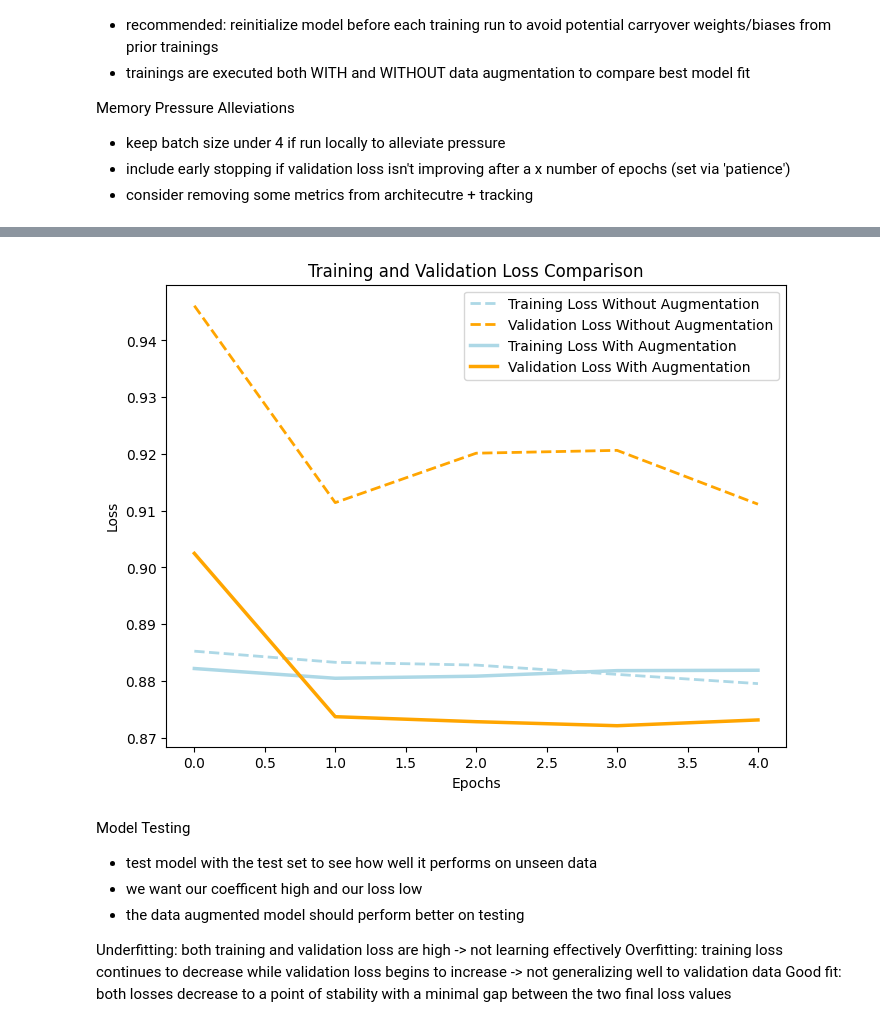
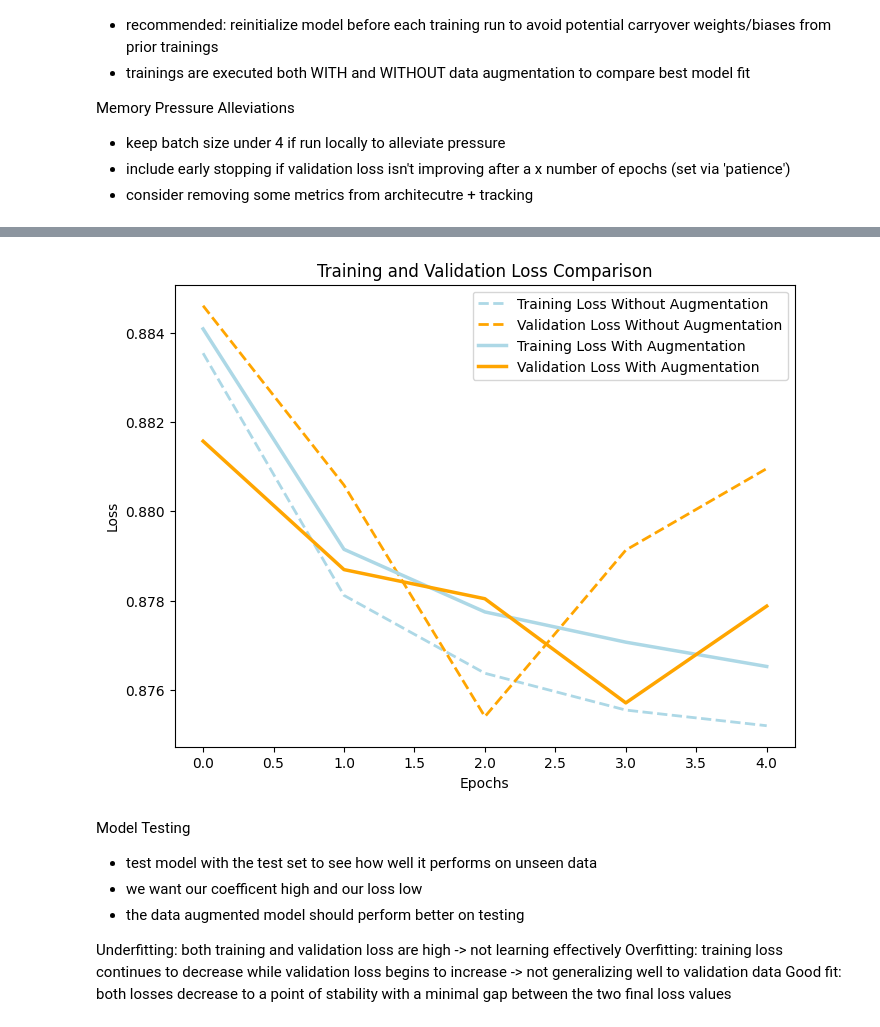
Before and after one commit to eliznemeti/Brain-Tumor-Segmentation, a Jupyter notebook: model_notebooks/UNET_latest_vers.ipynb, the cells around one changed output, grey strips where cells are left out. Cells and saved outputs as stored; diff of their text form; code cells hidden in the pictures.

```diff
--- a/model_notebooks/UNET_latest_vers.ipynb
+++ b/model_notebooks/UNET_latest_vers.ipynb
@@ -403,10 +403,10 @@ Slow training?
 # %%
 # set training parameters early
 num_samples = len(images_train)
-learning_rate = 1e-3 # e.g. 1e-5 for mini updates/slower convergence -> 1e-1 for big weight updates/faster convergence
-# initial_learning_rate = 1e-2 # WORKING ON THIS
+#learning_rate = 1e-4 # e.g. 1e-5 for mini updates/slower convergence -> 1e-1 for big weight updates/faster convergence
+initial_learning_rate = 1e-4
 epochs = 5
-batch_size = 4
+batch_size = 8
 steps_per_epoch = num_samples // batch_size
 seed = 30
 # %%
@@ -492,7 +492,7 @@ def unet(weights=None, input_size=(256, 256, 1)):
     # Compile the model with chosen optimizer, loss function, and metrics
     model.compile(
     # optimizer=Adam(), # no LR
-    optimizer=Adam(learning_rate=learning_rate), # with LR
+    optimizer=Adam(learning_rate=initial_learning_rate), # with dynamic LR
     loss=combined_loss,
     metrics=[
         dice_loss,
@@ -694,10 +694,13 @@ class VisualizeSegmentation(Callback):
 model_with_aug = unet()
 model_without_aug = unet()
 
-# defining checkpoints and patience
+# defining checkpoints and patience (set between 10-20)
 checkpoint_aug = ModelCheckpoint('best_model_aug.h5', monitor='val_loss', verbose=1, save_best_only=True, mode='min')
 checkpoint_no_aug = ModelCheckpoint('best_model_no_aug.h5', monitor='val_loss', verbose=1, save_best_only=True, mode='min')
-early_stopping = EarlyStopping(monitor='val_loss', patience=10, verbose=1, mode='min')
+early_stopping = EarlyStopping(monitor='val_loss', patience=3, verbose=1, mode='min')
+
+# defining ReduceLROnPlateau callback
+reduce_lr = ReduceLROnPlateau(monitor='val_loss', factor=0.1, patience=3, min_lr=1e-6, verbose=1)
 
 # calling viz func
 vis_callback_with_aug = VisualizeSegmentation(model_with_aug, (images_val, masks_val), num_samples=1)
@@ -729,7 +732,7 @@ history_without_aug = model_without_aug.fit(
     validation_data=(images_val, masks_val), # where validation happens (auto after each epoch), weights not updated here
     batch_size=batch_size,
     epochs=epochs,
-    callbacks=[checkpoint_no_aug, early_stopping, vis_callback_without_aug, metrics_collector]
+    callbacks=[checkpoint_no_aug, early_stopping, reduce_lr, vis_callback_without_aug, metrics_collector]
 )
 
 # training WITH data augmentation
@@ -738,7 +741,7 @@ history_with_aug = model_with_aug.fit(
     steps_per_epoch=len(images_train) // batch_size,
     validation_data=(images_val, masks_val), # where validation happens (auto after each epoch)
     epochs=epochs,
-    callbacks=[checkpoint_aug, early_stopping, vis_callback_with_aug, metrics_collector]
+    callbacks=[checkpoint_aug, early_stopping, reduce_lr, vis_callback_with_aug, metrics_collector]
 )
 
 def plot_metrics(metrics_df):
@@ -780,24 +783,27 @@ Epoch 4: val_loss did not improve from 0.89723
 # %%
 # Visualization: comparing validation error and training error between augmented model and non-augmented model
 
-epochs_range = range(epochs)
+# determine number of completed epochs for both models to adapt for plot
+epochs_range_without_aug = range(len(history_without_aug.history['loss']))
+epochs_range_with_aug = range(len(history_with_aug.history['loss']))
+
 plt.figure(figsize=(8, 6))
 
-#  model without data augmentation
-plt.plot(epochs_range, history_without_aug.history['loss'], label='Training Loss Without Augmentation', color='lightblue', linestyle='--', linewidth=2)
-plt.plot(epochs_range, history_without_aug.history['val_loss'], label='Validation Loss Without Augmentation', color='orange', linestyle='--', linewidth=2)
+# model without data augmentation
+plt.plot(epochs_range_without_aug, history_without_aug.history['loss'], label='Training Loss Without Augmentation', color='lightblue', linestyle='--', linewidth=2)
+plt.plot(epochs_range_without_aug, history_without_aug.history['val_loss'], label='Validation Loss Without Augmentation', color='orange', linestyle='--', linewidth=2)
 
 # model with data augmentation
-plt.plot(epochs_range, history_with_aug.history['loss'], label='Training Loss With Augmentation', color='lightblue', linestyle='-', linewidth=2.5)
-plt.plot(epochs_range, history_with_aug.history['val_loss'], label='Validation Loss With Augmentation', color='orange', linestyle='-', linewidth=2.5)
+plt.plot(epochs_range_with_aug, history_with_aug.history['loss'], label='Training Loss With Augmentation', color='lightblue', linestyle='-', linewidth=2.5)
+plt.plot(epochs_range_with_aug, history_with_aug.history['val_loss'], label='Validation Loss With Augmentation', color='orange', linestyle='-', linewidth=2.5)
 
 plt.title('Training and Validation Loss Comparison')
 plt.xlabel('Epochs')
 plt.ylabel('Loss')
 plt.legend()
 plt.show()
 # %% [output]
-[figure, old version]
+[figure, new version]
 # %% [markdown]
 Model Testing
 - test model with the test set to see how well it performs on unseen data
```
Also changed, not shown: parts of 5 cells of this notebook.
